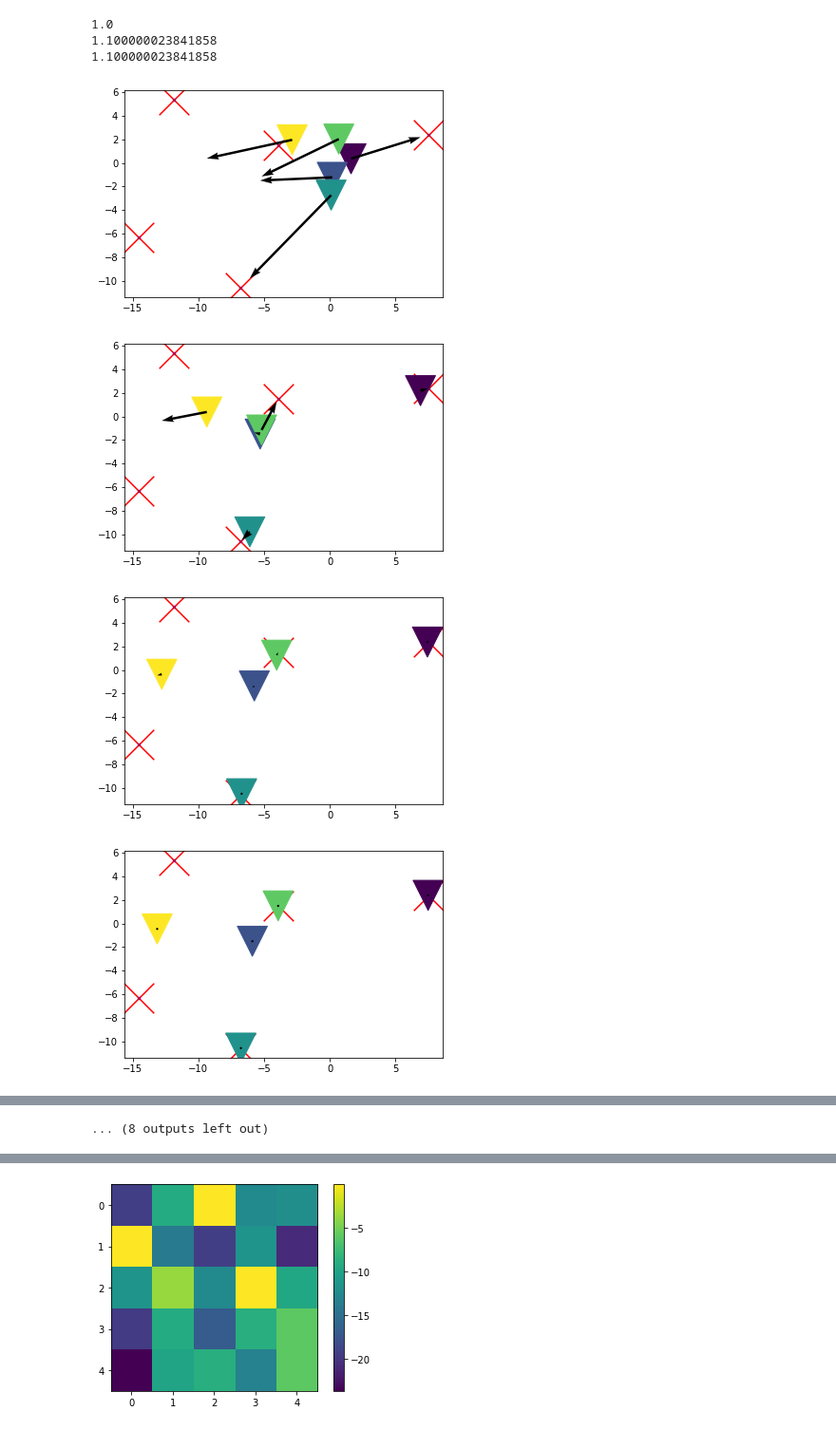
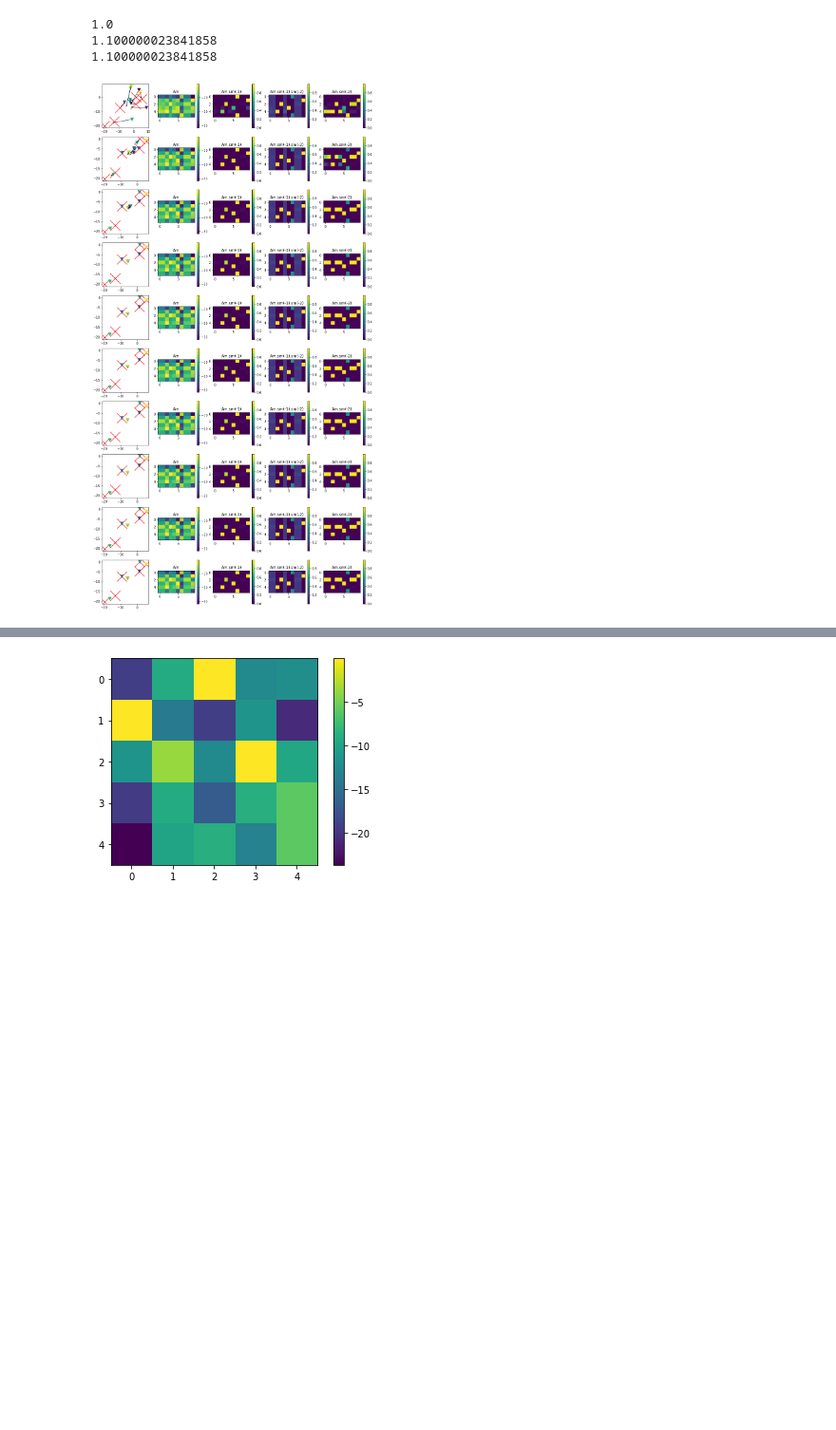
Before and after one commit to akarshkumar0101/transformer-memory, a Jupyter notebook: k_means.ipynb, the cells around one changed output, grey strips where cells are left out. Shown at 95% size. Cells and saved outputs as stored; diff of their text form; code cells hidden in the pictures; blank space fills up the shorter version.

```diff
--- a/k_means.ipynb
+++ b/k_means.ipynb
@@ -43,7 +43,7 @@ theta = torch.randn(4, 2)/10.+1.5
 for i in range(4):
     # plt.subplot(1, 3, i+1)
     plt.title(f'Iteration {i}')
-    plt.scatter(*to_np(means).T, marker='x', color='r', s=5000)
+    plt.scatter(*to_np(means_base).T, marker='x', color='r', s=5000)
     plt.scatter(*to_np(x).T, marker='o', color=(0, 0, 1., 0.2), s=10)
     plt.scatter(*to_np(theta).T, marker='v', c=np.arange(len(theta)), s=500)
     # plt.show()
@@ -74,7 +74,7 @@ alpha = .0 # alpha=0 means the centroid teleports and becomes k means clustering
 theta = torch.randn(4, 2)/10. + 1.5
 
 for i in range(5):
-    plt.scatter(*to_np(means).T, marker='x', color='r', s=5000)
+    plt.scatter(*to_np(means_base).T, marker='x', color='r', s=5000)
     plt.scatter(*to_np(x).T, marker='o', color=(0, 0, 1., 0.2), s=10)
     plt.scatter(*to_np(theta).T, marker='v', c=np.arange(len(theta)), s=500)
     plt.show()
@@ -104,13 +104,13 @@ rather than taking another softmax (over data), they just take a weight sum (ove
 This is legal because the first softmax ensures everything is in (0,1) range.
 # %%
 torch.manual_seed(0)
+x = generate_data(100)
 
 alpha = .3 # alpha=0 means the centroid teleports and becomes k means clustering
 theta = torch.randn(4, 2)/10. + 1.5
 
-
 for i in range(10):
-    plt.scatter(*to_np(means).T, marker='x', color='r', s=5000)
+    plt.scatter(*to_np(means_base).T, marker='x', color='r', s=5000)
     plt.scatter(*to_np(x).T, marker='o', color=(0, 0, 1., 0.2), s=10)
     plt.scatter(*to_np(theta).T, marker='v', c=np.arange(len(theta)), s=500)
     plt.show()
@@ -128,7 +128,7 @@ for i in range(10):
     # target = np.stack([x[idx==i].mean(axis=0) if (idx==i).sum()>0 else ti for i, ti in enumerate(theta)], axis=0)
     # target = theta
 
-    dtx = (5.*dt).softmax(dim=1)
+    dtx = (5.*similarity).softmax(dim=1)
     target = dtx@x
 
     theta = alpha*theta + (1-alpha)*target
@@ -194,27 +194,45 @@ print(a.item())
 # %%
 torch.manual_seed(3)
 
+n_keys = 10
+n_queries = 6
+
 # alpha = .3 # alpha=0 means the centroid teleports and becomes k means clustering
-hm = HopfieldMemory((5, 2), alpha=0.9, opt='sgd', lr=1.)
+hm = HopfieldMemory((n_keys, 2), alpha=0.9, opt='sgd', lr=1.)
+hm.reset(5.)
 # hm = HopfieldMemory(4, 2, alpha=.7, opt='adam', lr=.5)
 
-means = torch.randn(5, 2)*10.
+means = torch.randn(n_queries, 2)*10.
 # x = generate_data(20, means)
 x = means
+beta1 = 1
+beta2 = 10.
 
-for i in range(20):
-    hm.set_target_with_data(x.to(hm.Km), None, dist_metric='euclidean', beta1=10., beta2=10.)
+n_iters = 10
+plt.figure(figsize=(3*5, 3*n_iters))
+for i in range(n_iters):
+    plt.subplot(n_iters, 5, i*5+1)
+    hm.set_target_with_data(x.to(hm.Km), None, dist_metric='euclidean', beta1=beta1, beta2=beta2)
 
     plt.scatter(*to_np(means).T, marker='x', color='r', s=1000)
     plt.scatter(*to_np(x).T, marker='o', color=(0, 0, 1., 0.2), s=10)
     # plt.scatter(*to_np(hm.K).T, marker='v', color=(0, 1., 0, 1.), s=100)
-    plt.scatter(*to_np(hm.Km).T, marker='v', c=np.arange(len(hm.Km)), s=1000)
+    plt.scatter(*to_np(hm.Km).T, marker='v', c=np.arange(len(hm.Km)), s=100)
     plt.quiver(*to_np(hm.Km).T, *to_np(hm.Km.grad).T, angles='xy', scale_units='xy', scale=1)
-    plt.show()
 
     hm.step()
+
+    KT = hm.Km.transpose(-1, -2)
+    Am = -torch.linalg.norm(x[..., None, :] - hm.Km, dim=-1)
+    plt.subplot(n_iters, 5, i*5+2)
+    plt.title('Am'); plt.imshow(Am); plt.colorbar()
+    plt.subplot(n_iters, 5, i*5+3)
+    plt.title('Am.sm(-1)'); plt.imshow((beta1*Am).softmax(dim=-1)); plt.colorbar()
+    plt.subplot(n_iters, 5, i*5+4)
+    plt.title('Am.sm(-1).sm(-2)'); plt.imshow((beta2*(beta1*Am).softmax(dim=-1)).softmax(dim=-2)); plt.colorbar()
+    plt.subplot(n_iters, 5, i*5+5)
+    plt.title('Am.sm(-2)'); plt.imshow((beta1*Am).softmax(dim=-2)); plt.colorbar()
+
+plt.show()
 # %% [output]
-[figure, old version]
+[figure, new version]
-[figure, removed]
-[figure, removed]
-[figure, removed]
@@ -229 +238,0 @@ for i in range(20):
-... (8 outputs left out)
```
Also changed, not shown: parts of 4 cells of this notebook, 4 other files.
